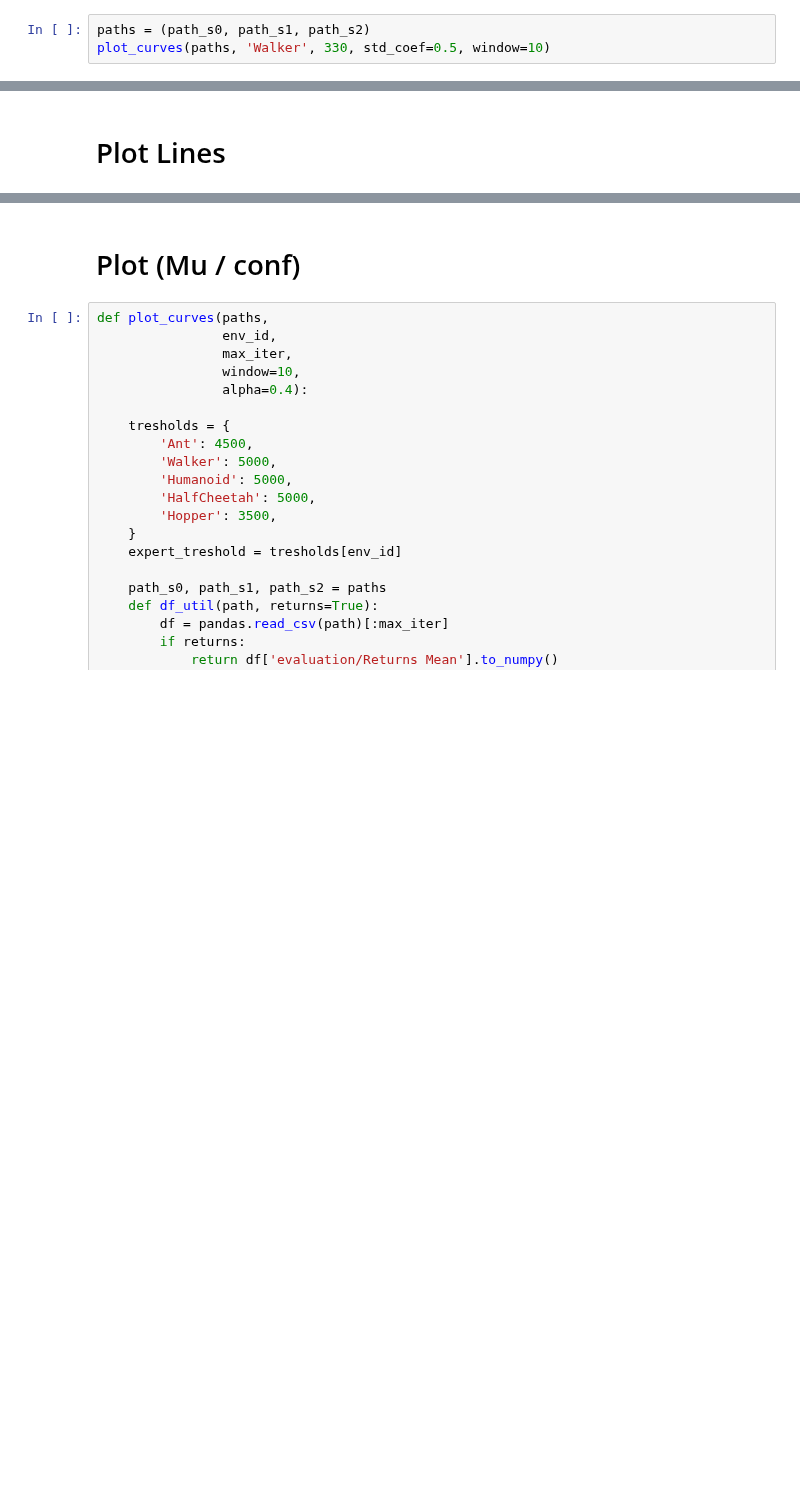
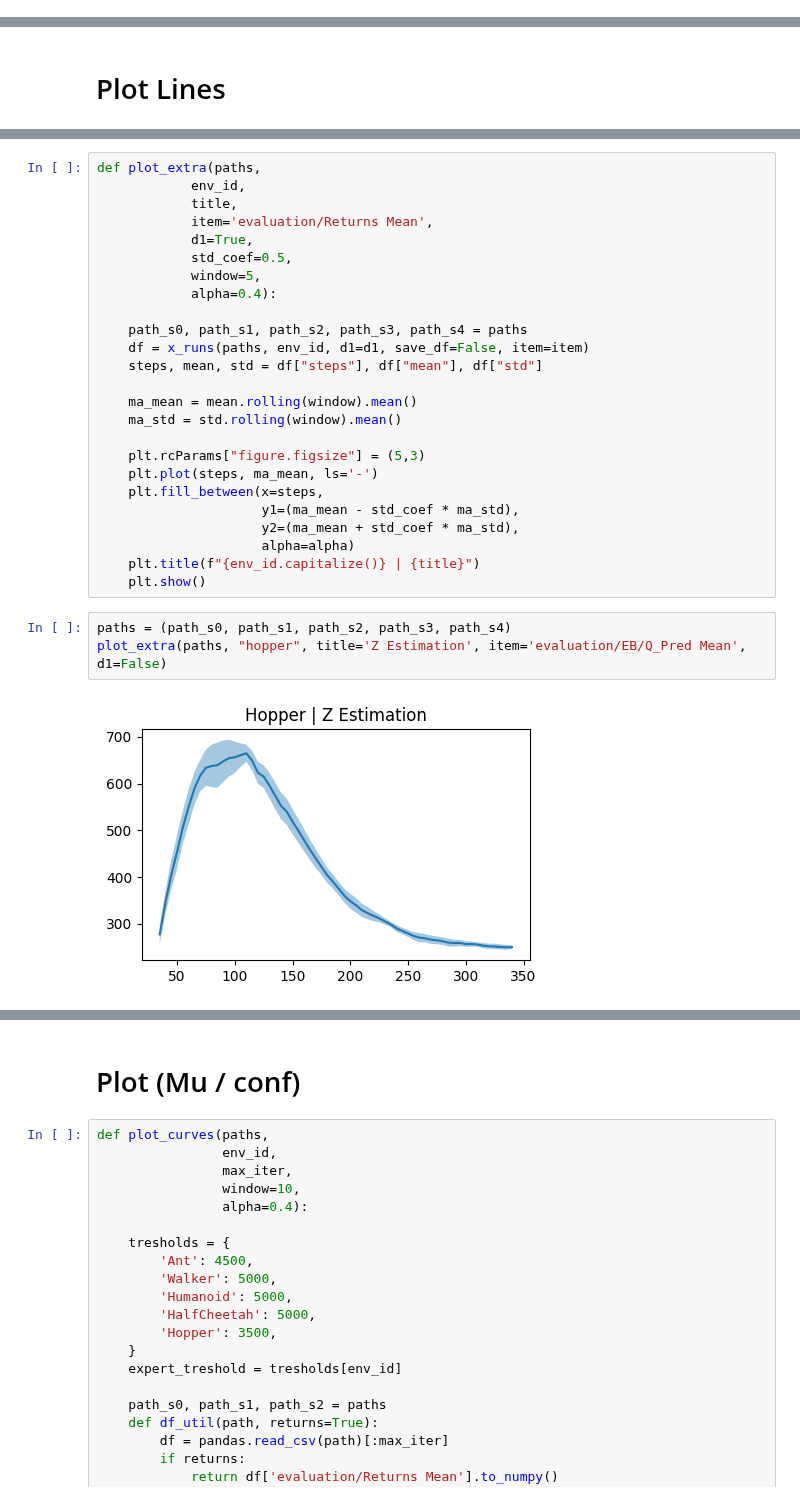
Before and after one commit to adibka/RIZE, a Jupyter notebook: plot.ipynb, the cells around one changed output, grey strips where cells are left out. Cells and saved outputs as stored; diff of their text form; blank space fills up the shorter version.

```diff
--- a/plot.ipynb
+++ b/plot.ipynb
@@ -602,3 +563,0 @@ def plot_curves(paths,
-# %%
-paths = (path_s0, path_s1, path_s2)
-plot_curves(paths, 'Walker', 330, std_coef=0.5, window=10)
@@ -652,0 +628,30 @@ plot_lines(paths, 'Walker', 330, window=10)
+# %%
+def plot_extra(paths,
+            env_id,
+            title,
+            item='evaluation/Returns Mean',
+            d1=True,
+            std_coef=0.5,
+            window=5,
+            alpha=0.4):
+
+    path_s0, path_s1, path_s2, path_s3, path_s4 = paths
+    df = x_runs(paths, env_id, d1=d1, save_df=False, item=item)
+    steps, mean, std = df["steps"], df["mean"], df["std"]
+
+    ma_mean = mean.rolling(window).mean()
+    ma_std = std.rolling(window).mean()
+
+    plt.rcParams["figure.figsize"] = (5,3)
+    plt.plot(steps, ma_mean, ls='-')
+    plt.fill_between(x=steps,
+                     y1=(ma_mean - std_coef * ma_std),
+                     y2=(ma_mean + std_coef * ma_std),
+                     alpha=alpha)
+    plt.title(f"{env_id.capitalize()} | {title}")
+    plt.show()
+# %%
+paths = (path_s0, path_s1, path_s2, path_s3, path_s4)
+plot_extra(paths, "hopper", title='Z Estimation', item='evaluation/EB/Q_Pred Mean', d1=False)
+# %% [output]
+[figure, added]
```
Also changed, not shown: parts of 45 cells of this notebook, 12 other files.
